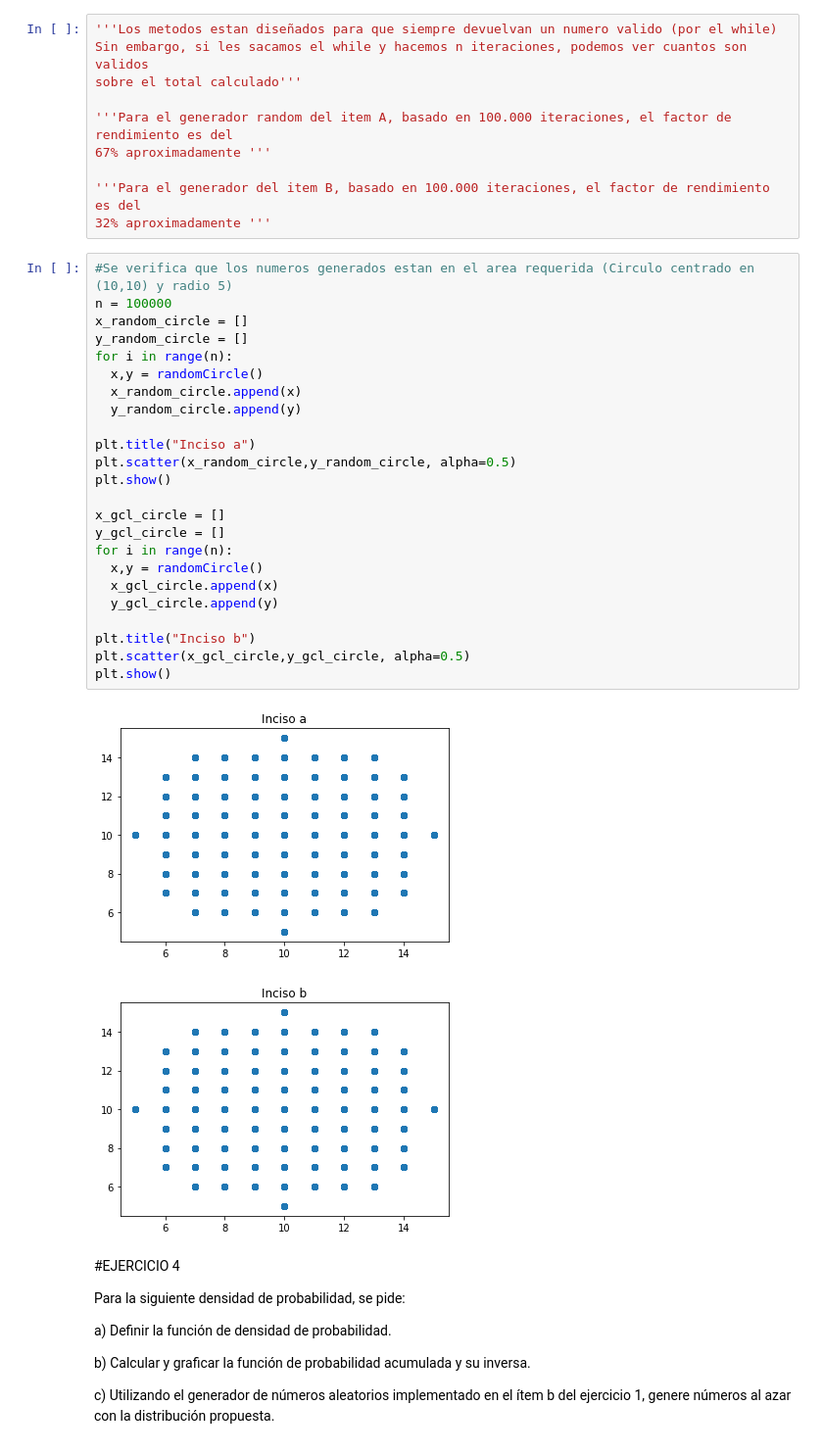
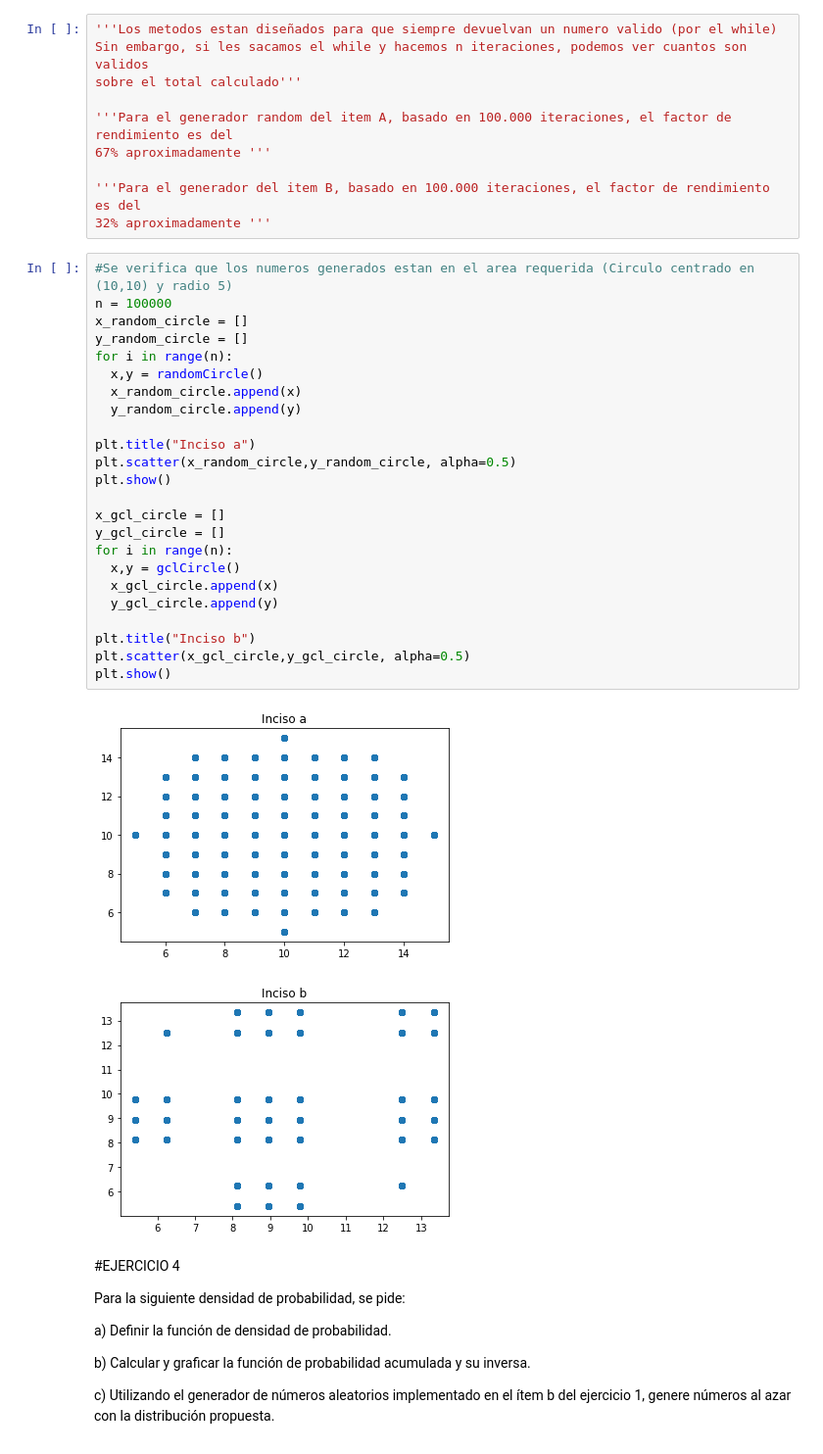
Before and after one commit to joaquinhojman/Simulacion-TP1, a Jupyter notebook: Notebook-Final-1.ipynb, the cells around one changed output. Shown at 98% size. Saved outputs shown, nothing was run; the diff lists cells and outputs as text.

```diff
--- a/Notebook-Final-1.ipynb
+++ b/Notebook-Final-1.ipynb
@@ -228,30 +228,30 @@ sobre el total calculado'''
 # %%
 #Se verifica que los numeros generados estan en el area requerida (Circulo centrado en (10,10) y radio 5)
 n = 100000
 x_random_circle = []
 y_random_circle = []
 for i in range(n):
   x,y = randomCircle()
   x_random_circle.append(x)
   y_random_circle.append(y)
 
 plt.title("Inciso a")
 plt.scatter(x_random_circle,y_random_circle, alpha=0.5)
 plt.show()
 
 x_gcl_circle = []
 y_gcl_circle = []
 for i in range(n):
-  x,y = randomCircle()
+  x,y = gclCircle()
   x_gcl_circle.append(x)
   y_gcl_circle.append(y)
 
 plt.title("Inciso b")
 plt.scatter(x_gcl_circle,y_gcl_circle, alpha=0.5)
 plt.show()
 # %% [output]
 [figure]
-[figure, old version]
+[figure, new version]
 # %% [markdown]
 #EJERCICIO 4
 
```
